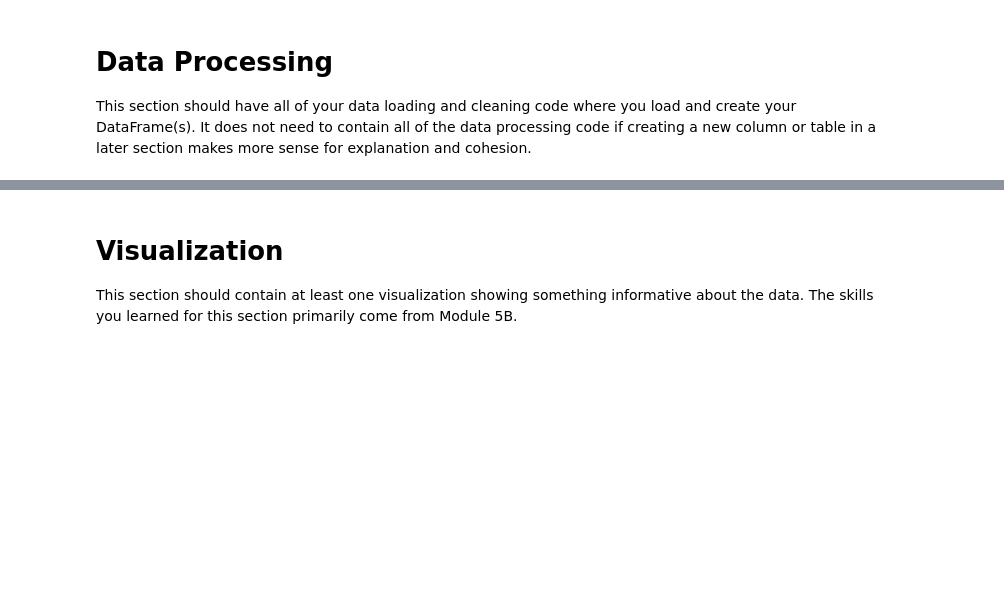
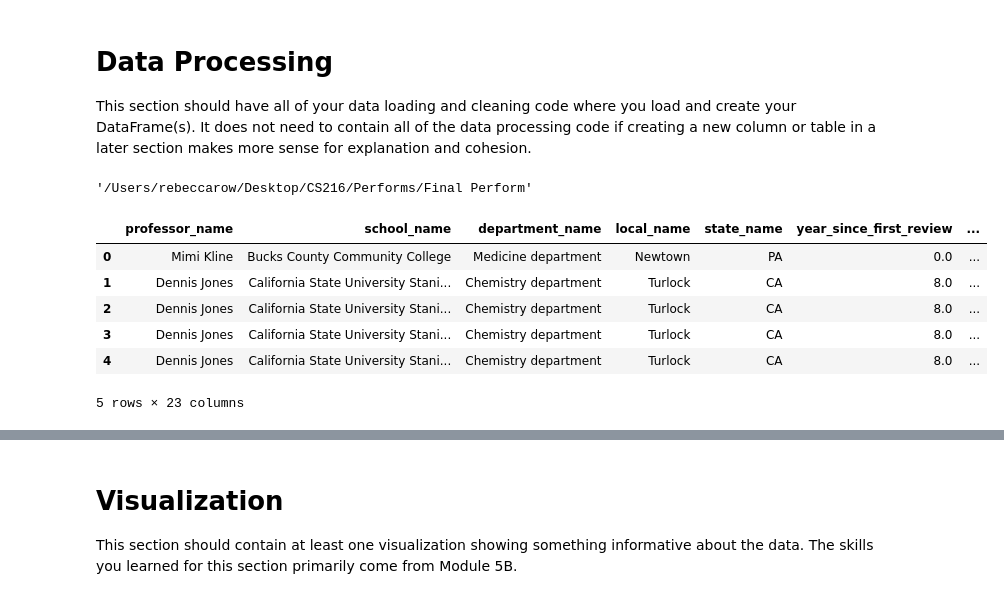
Before and after one commit to JenniferYan0430/CS216, a Jupyter notebook: final-perform.ipynb, the cells around one changed output, grey strips where cells are left out. Saved outputs shown, nothing was run; the diff lists cells and outputs as text; code cells hidden in the pictures; blank space fills up the shorter version.

```diff
--- a/final-perform.ipynb
+++ b/final-perform.ipynb
@@ -28,3 +28,33 @@ print(sns.__version__)
 # Data Processing
 
 This section should have all of your data loading and cleaning code where you load and create your DataFrame(s). It does not need to contain all of the data processing code if creating a new column or table in a later section makes more sense for explanation and cohesion.
+# %%
+import os
+import glob
+path = os.getcwd()
+path
+# %% [output]
+'/Users/rebeccarow/Desktop/CS216/Performs/Final Perform'
+# %%
+import os
+import glob
+
+path = r'/Users/rebeccarow/Desktop/CS216/Performs/Final Perform/RateMyProfessorSampleData' # use your path
+all_files = glob.glob(path + "/*.csv")
+
+li = []
+
+for filename in all_files:
+    df = pd.read_csv(filename, index_col=None, header=0)
+    li.append(df)
+
+ratings = pd.concat(li, axis=0, ignore_index=True)
+ratings.head()
+# %% [output]
+|  | professor_name | school_name | department_name | local_name | state_name | year_since_first_review | ... |
+| 0 | Mimi Kline | Bucks County Community College | Medicine department | Newtown | PA | 0.0 | ... |
+| 1 | Dennis Jones | California State University Stani... | Chemistry department | Turlock | CA | 8.0 | ... |
+| 2 | Dennis Jones | California State University Stani... | Chemistry department | Turlock | CA | 8.0 | ... |
+| 3 | Dennis Jones | California State University Stani... | Chemistry department | Turlock | CA | 8.0 | ... |
+| 4 | Dennis Jones | California State University Stani... | Chemistry department | Turlock | CA | 8.0 | ... |
+5 rows × 23 columns
```
Also changed, not shown: parts of 2 cells of this notebook.
